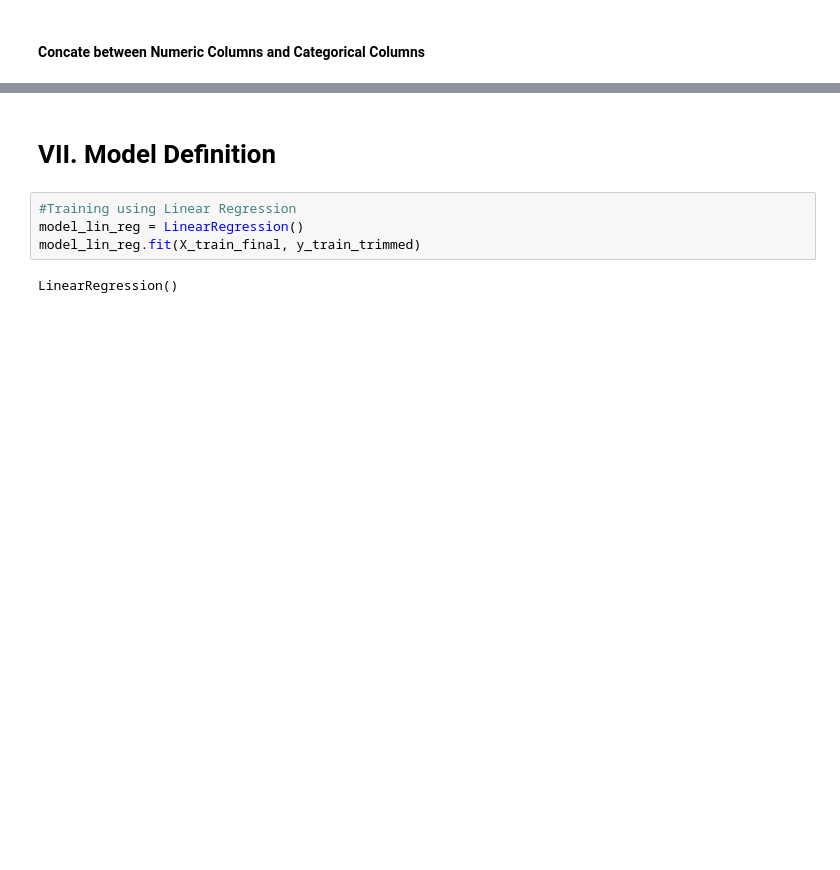
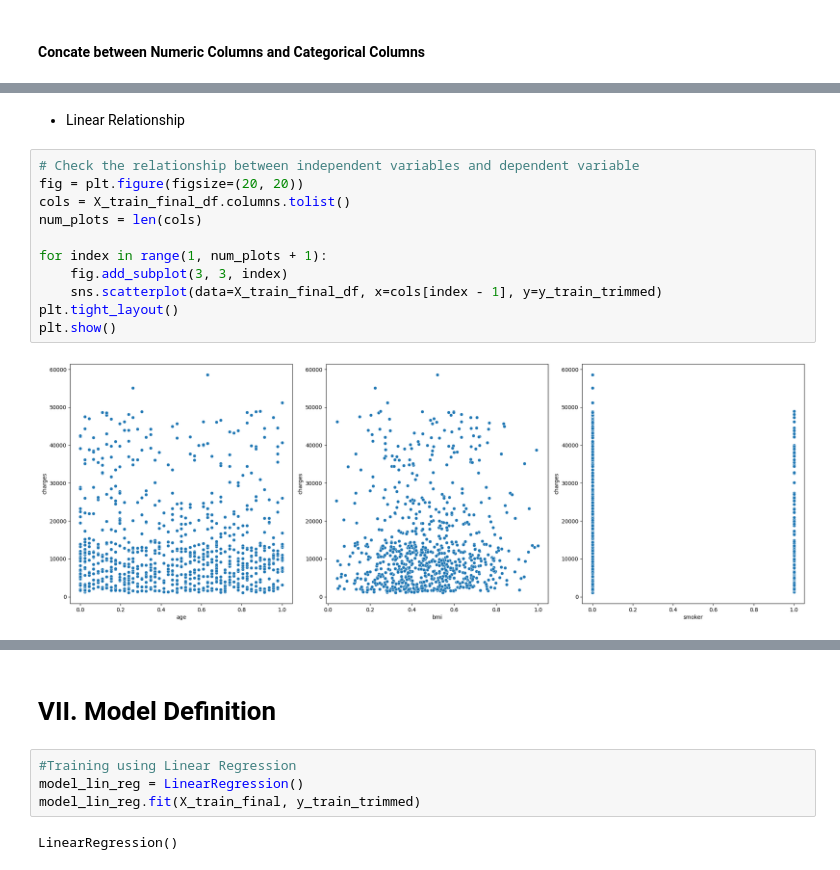
Before and after one commit to alridho32/Data_Scientist_Hactive8_Phase1, a Jupyter notebook: NGC/NGC1/NGC1.ipynb, the cells around one changed output, grey strips where cells are left out. Cells and saved outputs as stored; diff of their text form; blank space fills up the shorter version.

```diff
--- a/NGC/NGC1/NGC1.ipynb
+++ b/NGC/NGC1/NGC1.ipynb
@@ -503,0 +549,15 @@ X_test_final_df
+# %% [markdown]
+* Linear Relationship
+# %%
+# Check the relationship between independent variables and dependent variable
+fig = plt.figure(figsize=(20, 20))
+cols = X_train_final_df.columns.tolist()
+num_plots = len(cols)
+
+for index in range(1, num_plots + 1):
+    fig.add_subplot(3, 3, index)
+    sns.scatterplot(data=X_train_final_df, x=cols[index - 1], y=y_train_trimmed)
+plt.tight_layout()
+plt.show()
+# %% [output]
+[figure, added]
```
Also changed, not shown: parts of 35 cells of this notebook, 4 other files.
